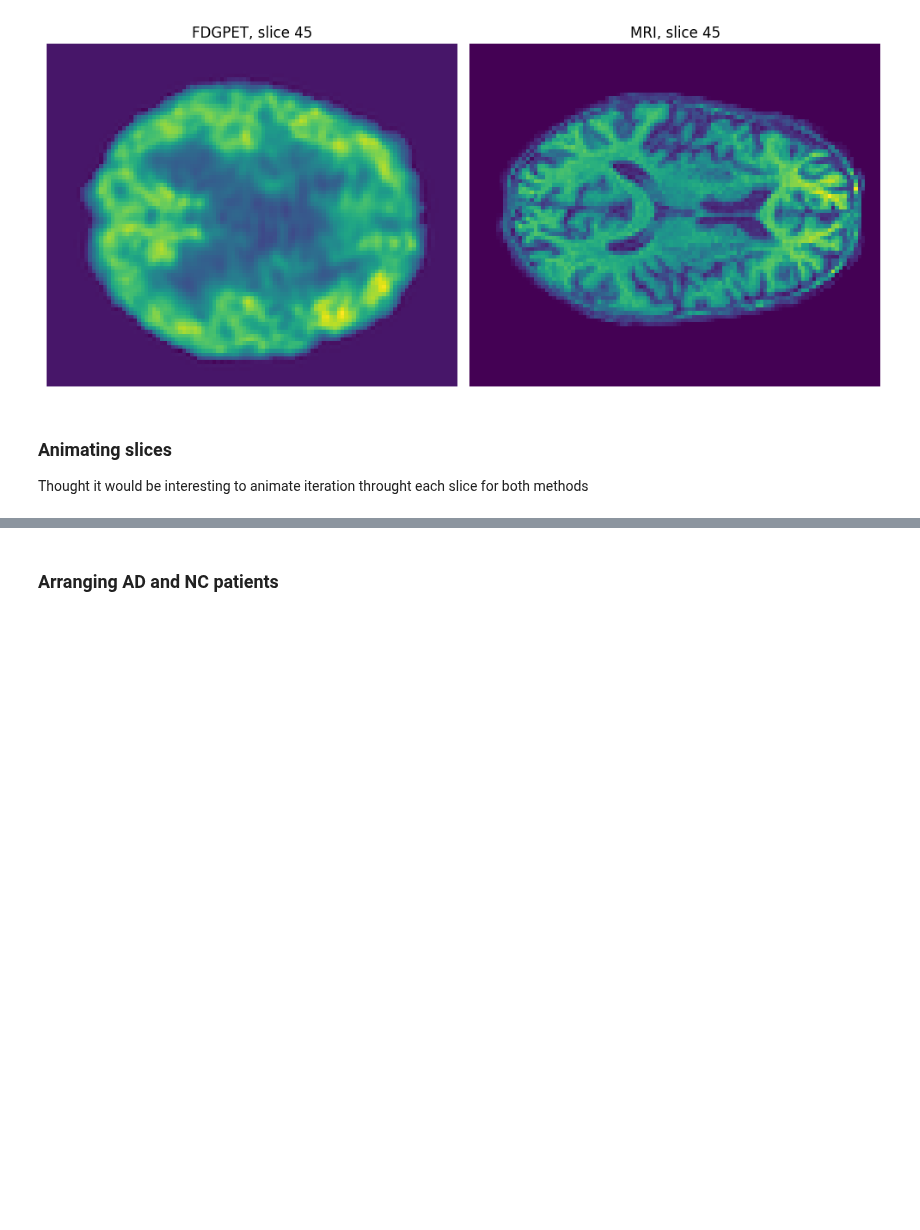
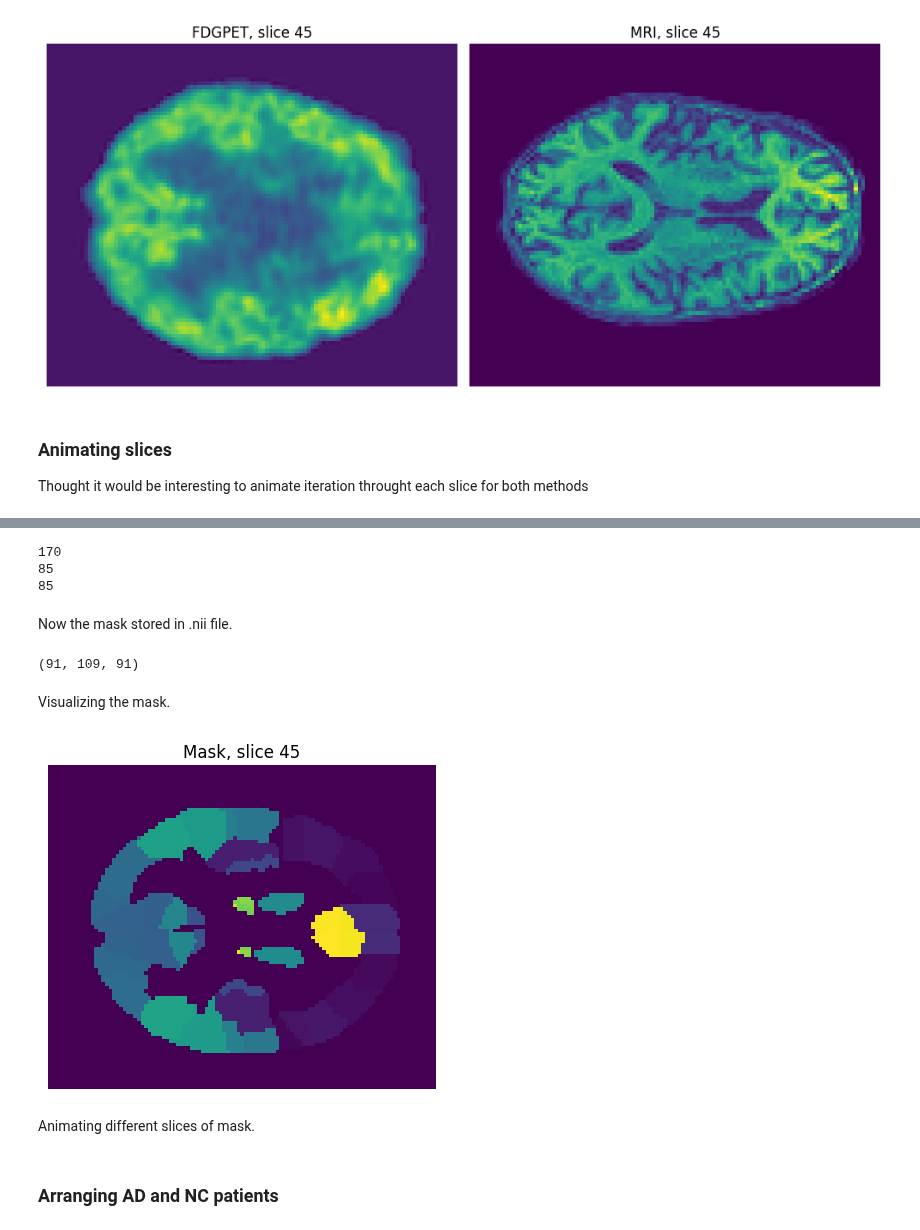
Before and after one commit to Crtox/asymmetryAD, a Jupyter notebook: extract_region_values.ipynb, the cells around one changed output, grey strips where cells are left out. Saved outputs shown, nothing was run; the diff lists cells and outputs as text; code cells hidden in the pictures; blank space fills up the shorter version.

Commit message:
mask

```diff
--- a/extract_region_values.ipynb
+++ b/extract_region_values.ipynb
@@ -126,0 +138,36 @@ print(masks_title1)
+# %%
+print(len(masks_title_all))
+print(len(masks_title_L))
+print(len(masks_title_R))
+# %% [output]
+170
+85
+85
+# %% [markdown]
+Now the mask stored in .nii file.
+# %%
+mask_path = 'C:/Users/Crt/Desktop/WIMR/asymmetryAD/UW_data/AAL3+pons/AAL3+pons.nii'
+
+mask_image = nib.load(mask_path)
+
+mask_image_data = mask_image.get_fdata()
+# %%
+print(mask_image_data.shape)
+# %% [output]
+(91, 109, 91)
+# %% [markdown]
+Visualizing the mask.
+# %%
+mask_slice_index = fdgpet_example_img_data.shape[2] // 2  # middle slice
+
+fig = plt.figure(figsize=(5, 5))
+
+plt.imshow(mask_image_data[:, :, mask_slice_index])
+plt.title(f'Mask, slice {mask_slice_index}')
+plt.axis('off')
+
+plt.show()
+# %% [output]
+[figure, added]
+# %% [markdown]
+Animating different slices of mask.
```
Also changed, not shown: parts of 9 cells of this notebook, 1 other file.
